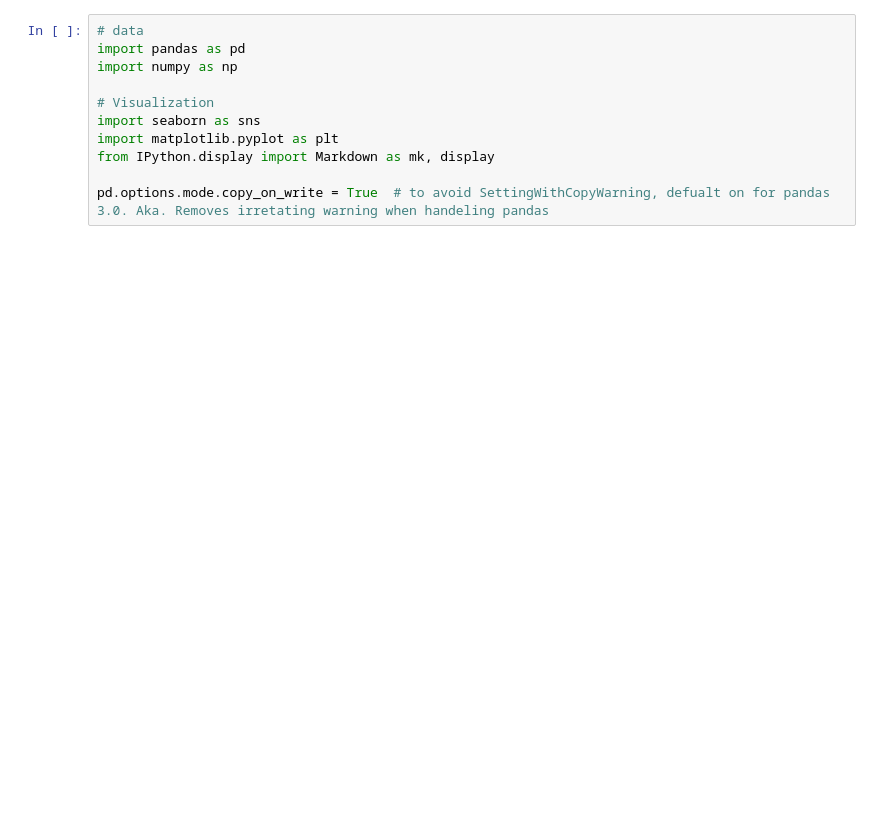
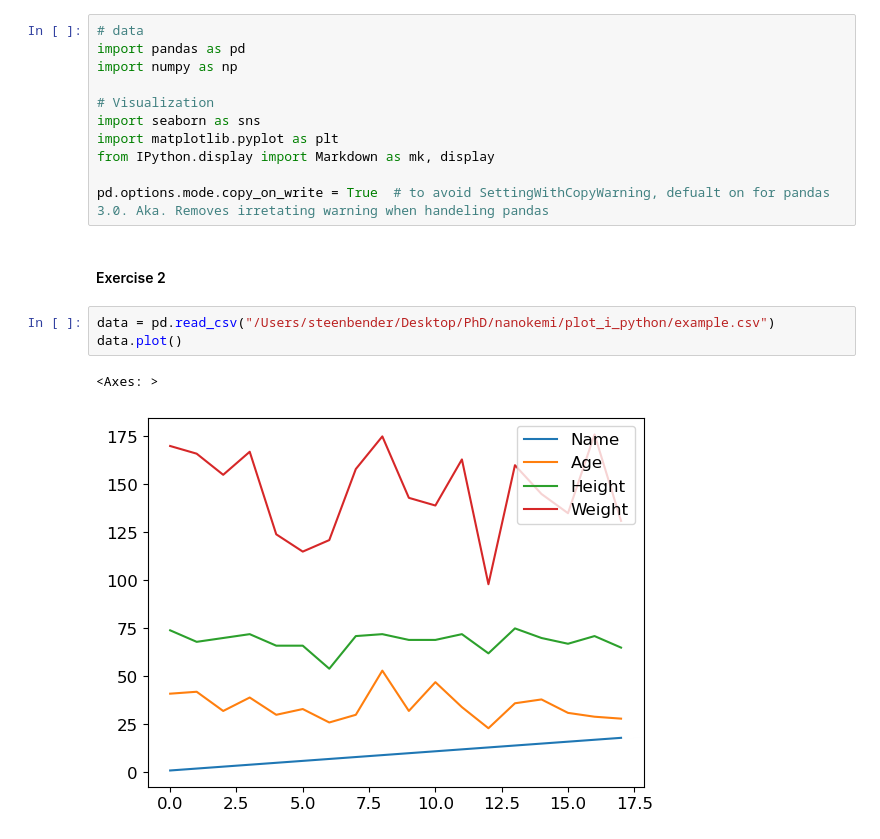
Before and after one commit to SteenBender/nanokemi, a Jupyter notebook: plot_i_python/python_plotting.ipynb, the cells around one changed output. Drawn from its saved outputs; the diff is of its cells as text; blank space fills up the shorter version.

Commit message:
update to plot in python

```diff
--- a/plot_i_python/python_plotting.ipynb
+++ b/plot_i_python/python_plotting.ipynb
@@ -9,3 +9,11 @@ import matplotlib.pyplot as plt
 from IPython.display import Markdown as mk, display
 
 pd.options.mode.copy_on_write = True  # to avoid SettingWithCopyWarning, defualt on for pandas 3.0. Aka. Removes irretating warning when handeling pandas
+# %% [markdown]
+#### Exercise 2
+# %%
+data = pd.read_csv("/Users/steenbender/Desktop/PhD/nanokemi/plot_i_python/example.csv")
+data.plot()
+# %% [output]
+<Axes: >
+[figure, added]
```
Also changed, not shown: parts of 14 cells of this notebook, 5 other files.
